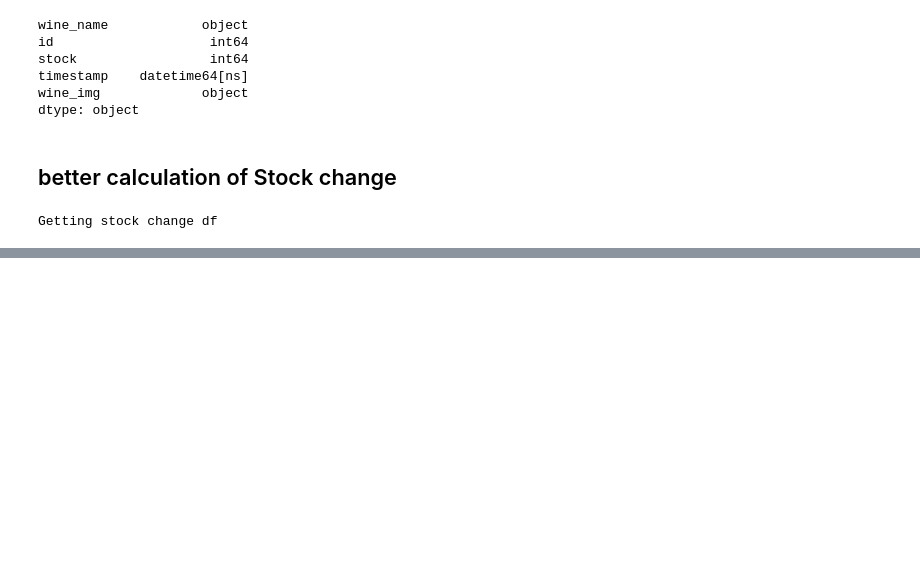
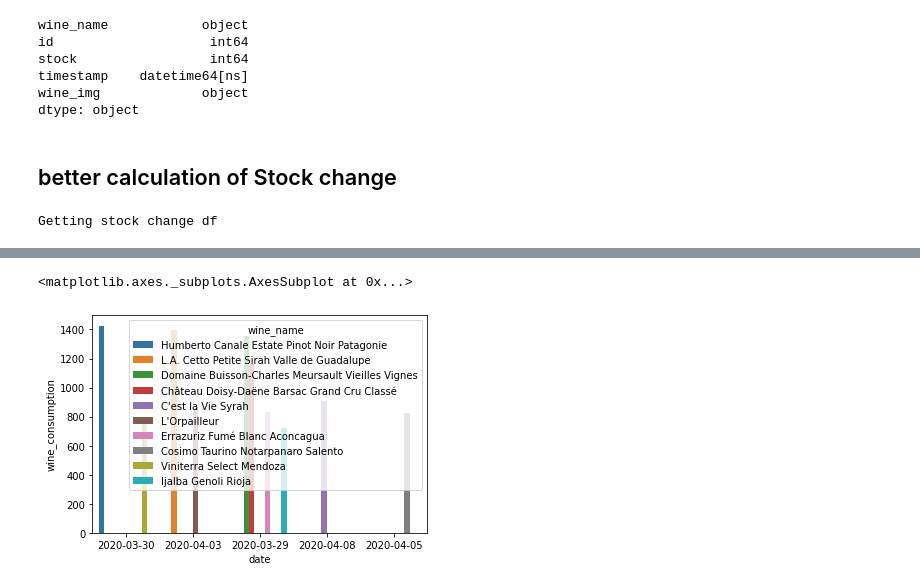
Before and after one commit to archydeberker/a-glass-of-wine, a Jupyter notebook: analyze_data.ipynb, the cells around one changed output, grey strips where cells are left out. Cells and saved outputs as stored; diff of their text form; code cells hidden in the pictures; blank space fills up the shorter version.

```diff
--- a/analyze_data.ipynb
+++ b/analyze_data.ipynb
@@ -483,0 +503,6 @@ stock_change_df.drop_duplicates(subset=['wine_name'], inplace=True)
+# %%
+sns.barplot(data=df.groupby(['date', 'wine_name']).sum().sort_values(by='wine_consumption', ascending=False).reset_index().head(10),
+            x='date', y='wine_consumption', hue='wine_name')
+# %% [output]
+<matplotlib.axes._subplots.AxesSubplot at 0x...>
+[figure, added]
```
Also changed, not shown: parts of 19 cells of this notebook, 2 other files.
